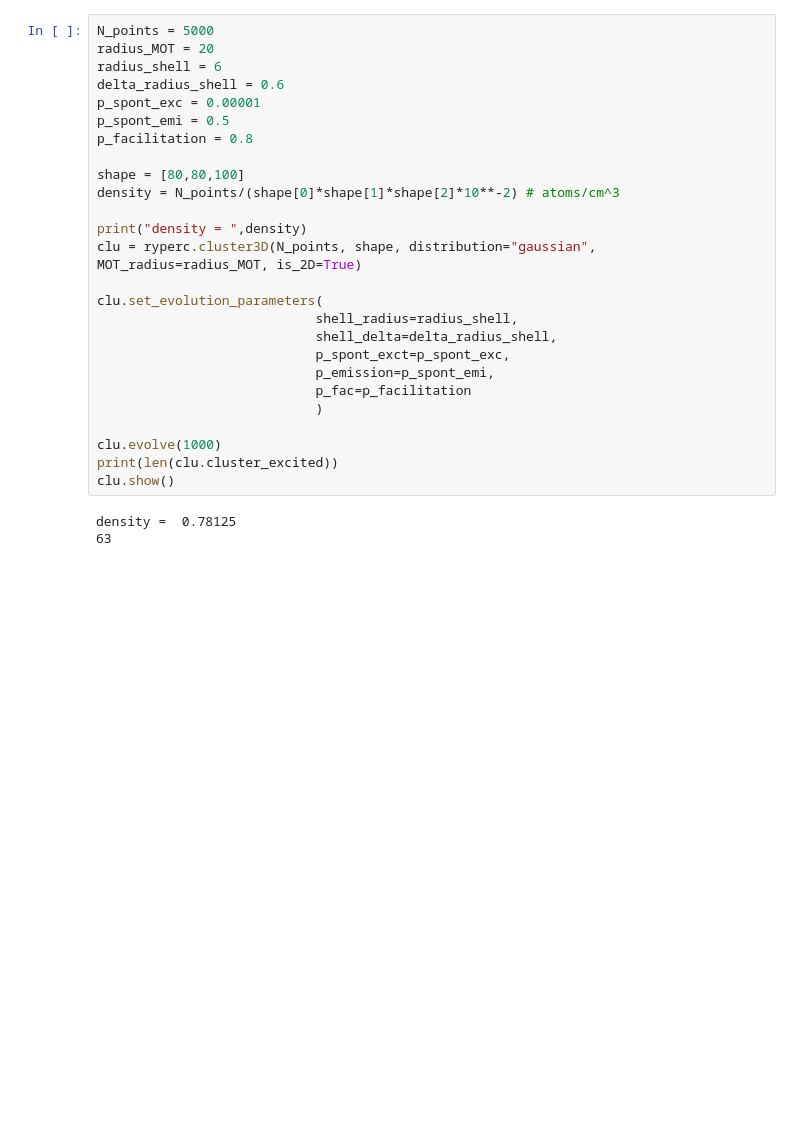
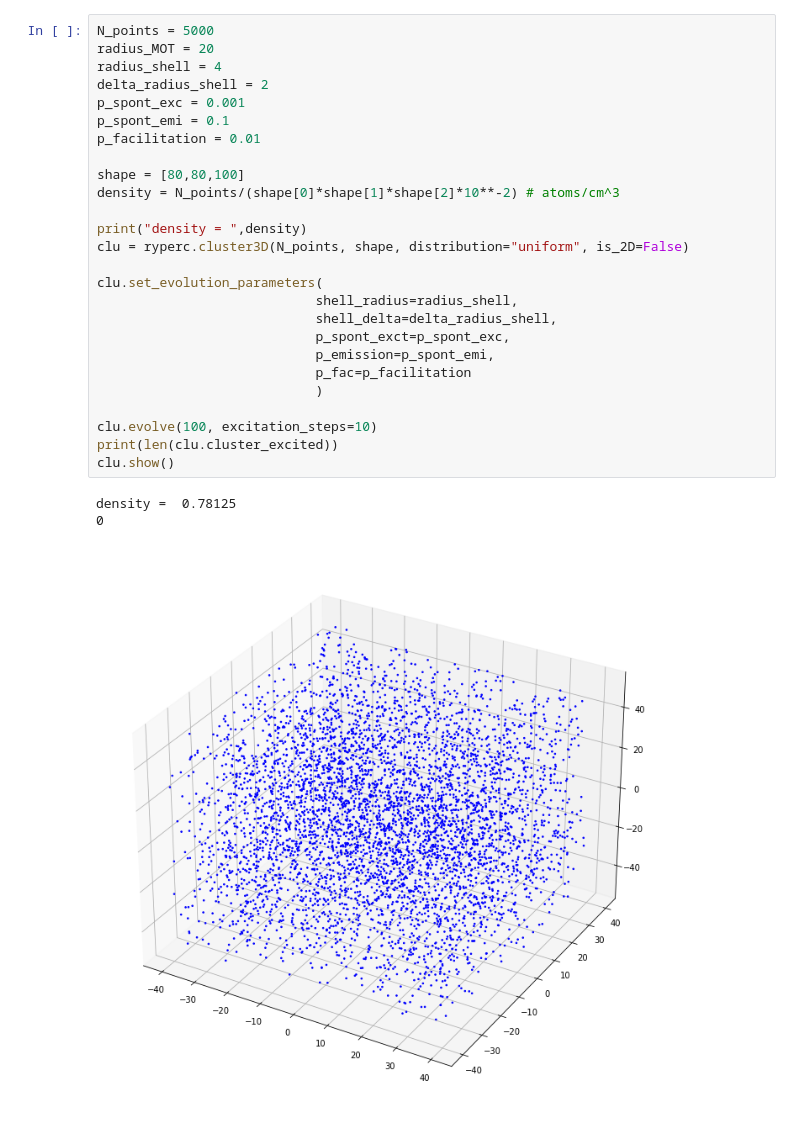
Before and after one commit to Valerio-Amico/rydberg_percolation, a Jupyter notebook: 3D_percolation.ipynb, the cells around one changed output. Cells and saved outputs as stored; diff of their text form; blank space fills up the shorter version.

```diff
--- a/3D_percolation.ipynb
+++ b/3D_percolation.ipynb
@@ -10,30 +10,31 @@ import numpy as np
 # %%
 N_points = 5000
 radius_MOT = 20
-radius_shell = 6
-delta_radius_shell = 0.6
-p_spont_exc = 0.00001
-p_spont_emi = 0.5
-p_facilitation = 0.8
+radius_shell = 4
+delta_radius_shell = 2
+p_spont_exc = 0.001
+p_spont_emi = 0.1
+p_facilitation = 0.01
 
 shape = [80,80,100]
 density = N_points/(shape[0]*shape[1]*shape[2]*10**-2) # atoms/cm^3
 
 print("density = ",density)
-clu = ryperc.cluster3D(N_points, shape, distribution="gaussian", MOT_radius=radius_MOT, is_2D=True)
+clu = ryperc.cluster3D(N_points, shape, distribution="uniform", is_2D=False)
 
 clu.set_evolution_parameters(
                             shell_radius=radius_shell,
                             shell_delta=delta_radius_shell,
                             p_spont_exct=p_spont_exc,
                             p_emission=p_spont_emi,
                             p_fac=p_facilitation
                             )
 
-clu.evolve(1000)
+clu.evolve(100, excitation_steps=10)
 print(len(clu.cluster_excited))
 clu.show()
 # %% [output]
 density =  0.78125
-63
+0
+[figure, added]
 # %%
```
Also changed, not shown: parts of 6 cells of this notebook, 5 other files.
